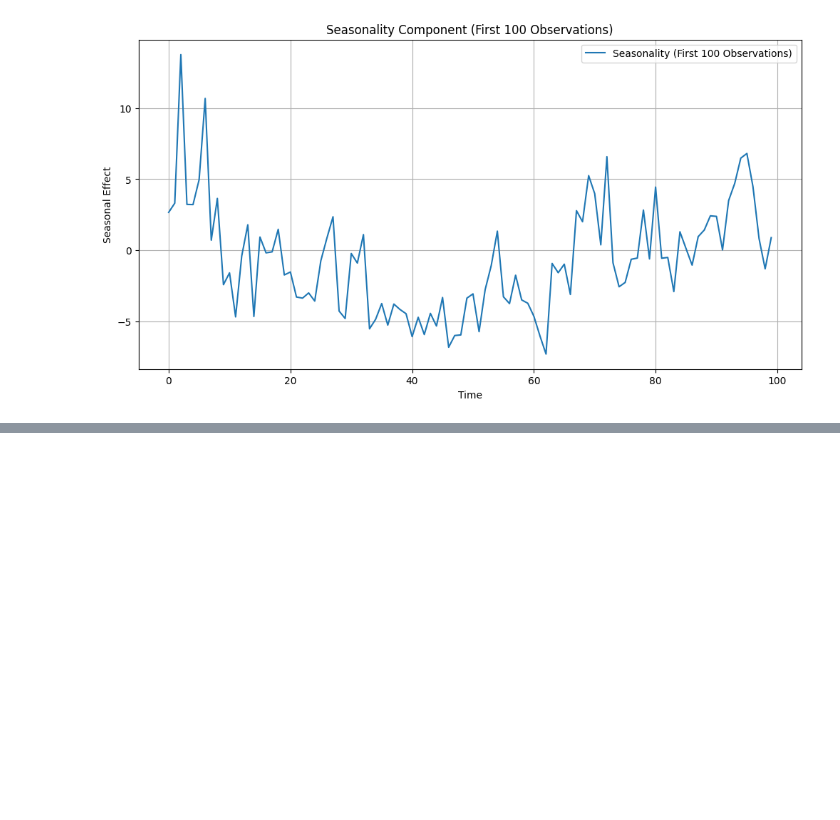
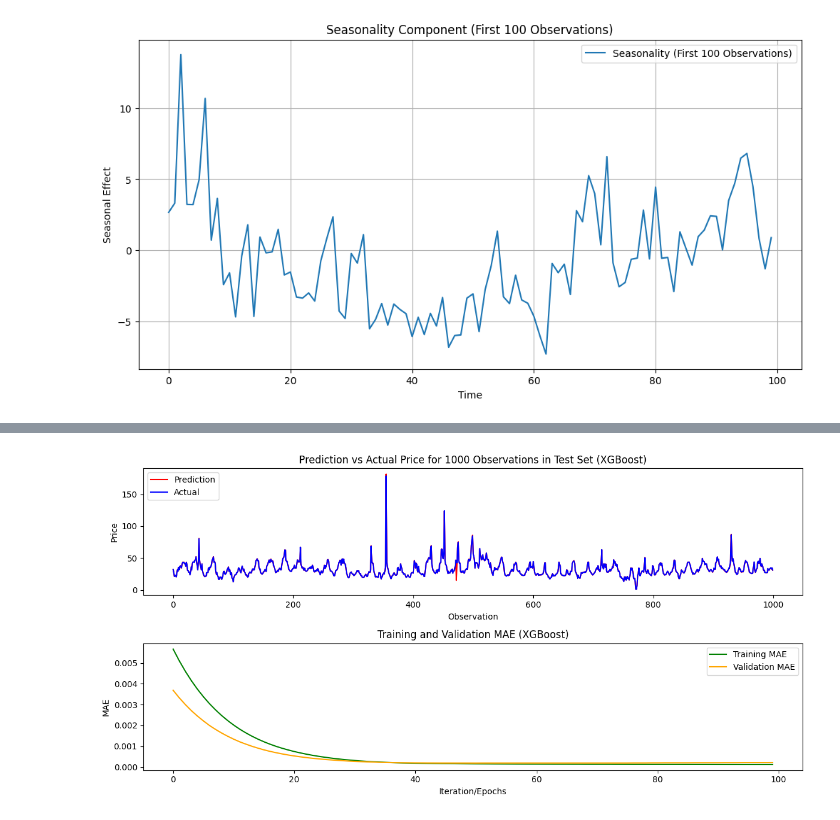
Before and after one commit to forumb94/energypricecode, a Jupyter notebook: maincode.ipynb, the cells around one changed output, grey strips where cells are left out. Saved outputs shown, nothing was run; the diff lists cells and outputs as text; code cells hidden in the pictures; blank space fills up the shorter version.

```diff
--- a/maincode.ipynb
+++ b/maincode.ipynb
@@ -593,0 +791,93 @@ KeyError: "None of [Index(['Electricity_Demand_MWh', 'Market_Price_USD_MWh', 'Te
+# %%
+from sklearn.model_selection import train_test_split
+
+# Normalize target variable
+scaler_y = MinMaxScaler()
+y_norm = scaler_y.fit_transform(y)
+
+# Ensure no NaN or infinite values in y_norm
+y_norm = np.nan_to_num(y_norm, nan=0.0, posinf=0.0, neginf=0.0)
+
+# Split into training, validation, and testing sets (80-10-10 split)
+X_train, X_temp, y_train, y_temp = train_test_split(X, y_norm.flatten(), test_size=0.2, shuffle=False)
+X_val, X_test, y_val, y_test = train_test_split(X_temp, y_temp, test_size=0.5, shuffle=False)
+
+# Convert target variables to NumPy arrays
+y_train = np.array(y_train).reshape(-1, 1)
+y_val = np.array(y_val).reshape(-1, 1)
+y_test = np.array(y_test).reshape(-1, 1)
+
+# Function to reshape data for XGBoost
+def reshaping(X):
+    return X.to_numpy().reshape(X.shape[0], -1)  # Convert to NumPy first
+
+X_train_xgb = reshaping(X_train)
+X_val_xgb = reshaping(X_val)
+X_test_xgb = reshaping(X_test)
+
+# Define XGBoost model
+xgb_model = xgb.XGBRegressor(
+    n_estimators=100,
+    learning_rate=0.1,
+    max_depth=5,
+    eval_metric="mae"
+)
+
+# Fit the model with **both training and validation sets in eval_set**
+xgb_model.fit(
+    X_train_xgb, y_train,
+    eval_set=[(X_train_xgb, y_train), (X_val_xgb, y_val)],  # Include training data in eval_set
+    verbose=False
+)
+
+# Make predictions
+y_pred = xgb_model.predict(X_test_xgb)
+
+# **Fix: Ensure inverse transformation is correctly applied**
+y_pred_actual = scaler_y.inverse_transform(y_pred.reshape(-1, 1))
+y_test_inv = scaler_y.inverse_transform(y_test)
+
+# **Fix: Calculate MAE in actual price scale**
+mae_actual = mean_absolute_error(y_test_inv, y_pred_actual)
+
+# Function to plot results with **both Training and Validation MAE**
+def plot_results(y_pred_actual, y_test_inv, model, model_name):
+    fig, ax = plt.subplots(2, 1, figsize=(12, 6))
+
+    ax[0].plot(y_pred_actual[:1000], color='red', label='Prediction')
+    ax[0].plot(y_test_inv[:1000], color='blue', label='Actual')
+    ax[0].legend(loc='upper left')
+    ax[0].set_title(f'Prediction vs Actual Price for 1000 Observations in Test Set ({model_name})')
+    ax[0].set_xlabel('Observation')
+    ax[0].set_ylabel('Price')
+
+    if model_name == 'XGBoost':
+        evals_result = model.evals_result()
+        train_mae = evals_result['validation_0']['mae']
+        val_mae = evals_result['validation_1']['mae']
+
+        ax[1].plot(train_mae, label='Training MAE', color='green')
+        ax[1].plot(val_mae, label='Validation MAE', color='orange')
+
+        ax[1].legend()
+        ax[1].set_title(f'Training and Validation MAE ({model_name})')
+        ax[1].set_xlabel('Iteration/Epochs')
+        ax[1].set_ylabel('MAE')
+
+    fig.tight_layout()
+    plt.show()
+
+# **Print sample values for debugging**
+print("Sample y_test_inv (Actual Prices):", y_test_inv[:5].flatten())
+print("Sample y_pred_actual (Predicted Prices):", y_pred_actual[:5].flatten())
+
+# **Fix: Display MAE on actual price scale**
+print('\n' * 2)
+print('---------------------------------------------------')
+print(f'XGBoost MAE for test set (Actual Prices): {round(mae_actual, 3)}')
+print('---------------------------------------------------')
+print('\n')
+
+# Call function with trained XGBoost model
+plot_results(y_pred_actual, y_test_inv, xgb_model, 'XGBoost')
+# %% [output]
@@ -593,0 +892 @@ KeyError: "None of [Index(['Electricity_Demand_MWh', 'Market_Price_USD_MWh', 'Te
+[figure, added]
```
Also changed, not shown: parts of 20 cells of this notebook.
